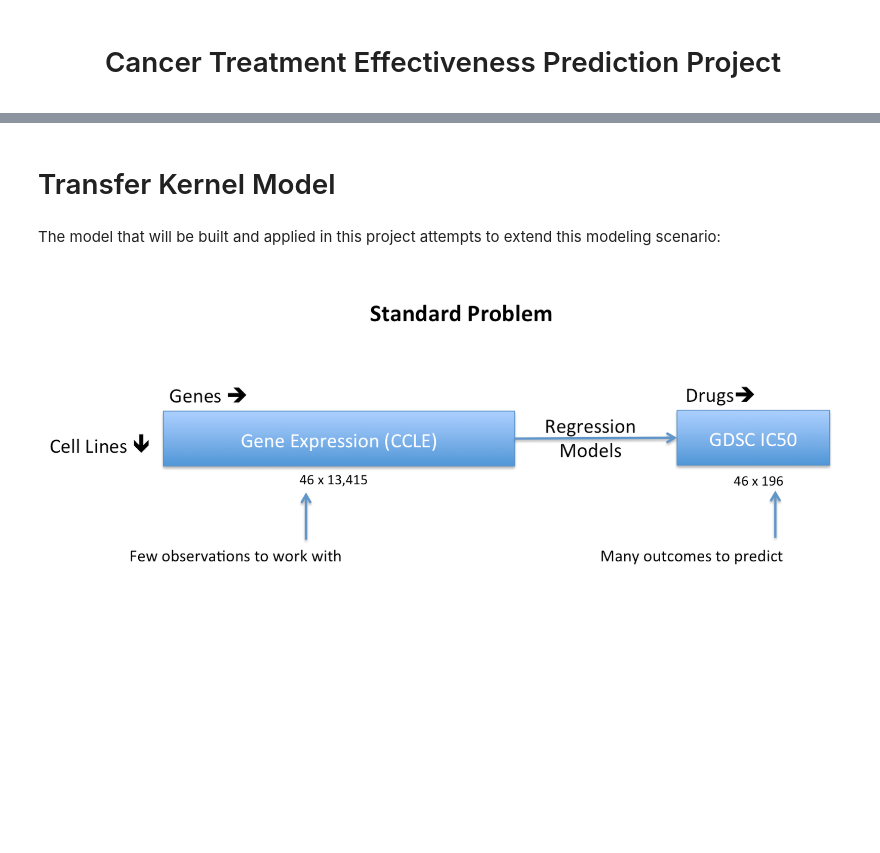
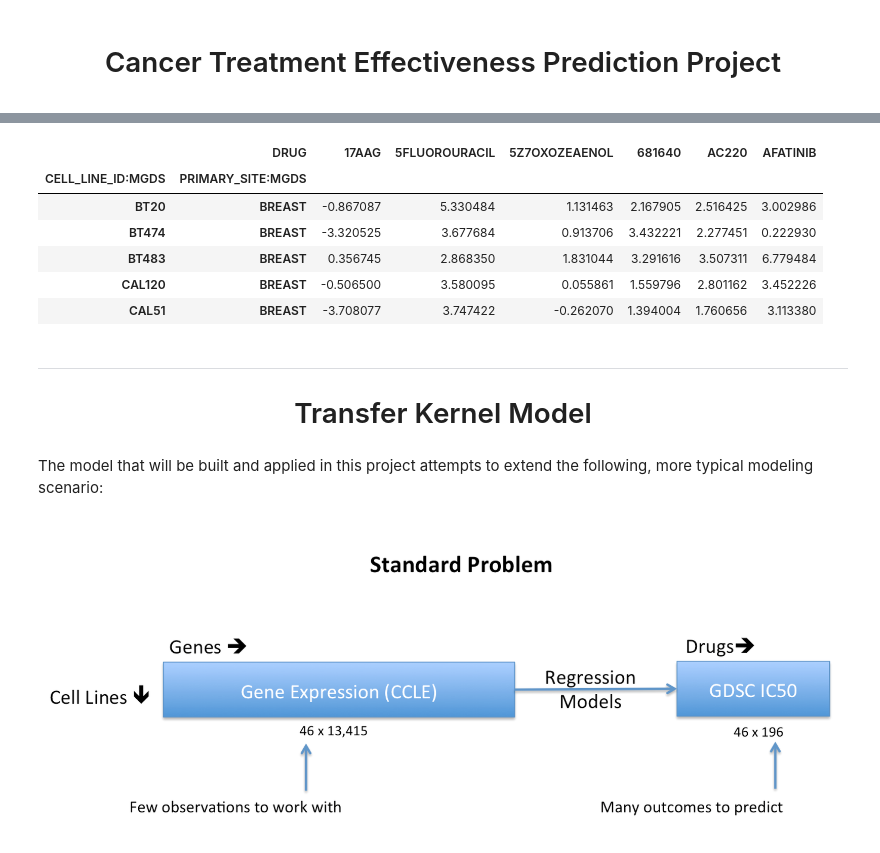
Before and after one commit to eric-czech/mgds, a Jupyter notebook: python/notebook/data_modeling/kl_modeling/transfer_kernel_project.ipynb, the cells around one changed output, grey strips where cells are left out. Saved outputs shown, nothing was run; the diff lists cells and outputs as text; code cells hidden in the pictures; blank space fills up the shorter version.

```diff
--- a/python/notebook/data_modeling/kl_modeling/transfer_kernel_project.ipynb
+++ b/python/notebook/data_modeling/kl_modeling/transfer_kernel_project.ipynb
@@ -38,7 +117,19 @@ As a side-note, whether or not gene expression for cell lines are fundamentally
+# %%
+load_sample('drug_sensitivity.pkl')
+# %% [output]
+|  | DRUG | 17AAG | 5FLUOROURACIL | 5Z7OXOZEAENOL | 681640 | AC220 | AFATINIB |
+| CELL_LINE_ID:MGDS | PRIMARY_SITE:MGDS |  |  |  |  |  |  |
+| BT20 | BREAST | -0.867087 | 5.330484 | 1.131463 | 2.167905 | 2.516425 | 3.002986 |
+| BT474 | BREAST | -3.320525 | 3.677684 | 0.913706 | 3.432221 | 2.277451 | 0.222930 |
+| BT483 | BREAST | 0.356745 | 2.868350 | 1.831044 | 3.291616 | 3.507311 | 6.779484 |
+| CAL120 | BREAST | -0.506500 | 3.580095 | 0.055861 | 1.559796 | 2.801162 | 3.452226 |
+| CAL51 | BREAST | -3.708077 | 3.747422 | -0.262070 | 1.394004 | 1.760656 | 3.113380 |
 # %% [markdown]
-# Transfer Kernel Model
+<hr>
+
+<h1><center><a id="transfer_kernel_model">Transfer Kernel Model</a></center></h1>
 # %% [markdown]
-The model that will be built and applied in this project attempts to extend this modeling scenario:
+The model that will be built and applied in this project attempts to extend the following, more typical modeling scenario:
 # %%
 display(Image('docs/images/standard_prob.png', embed=True))
 # %% [output]
```
Also changed, not shown: parts of 73 cells of this notebook, 5 other files.
